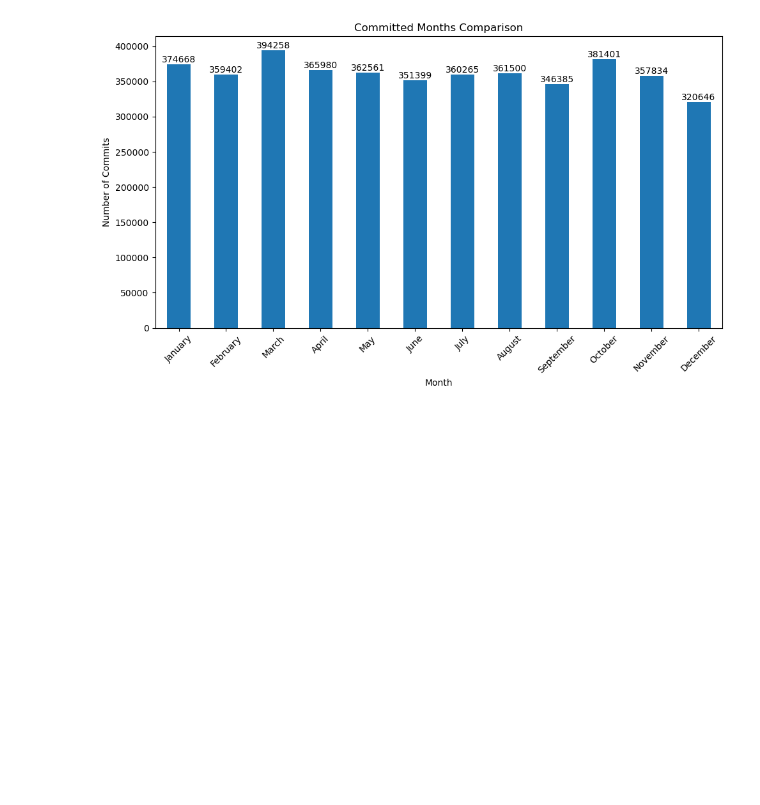
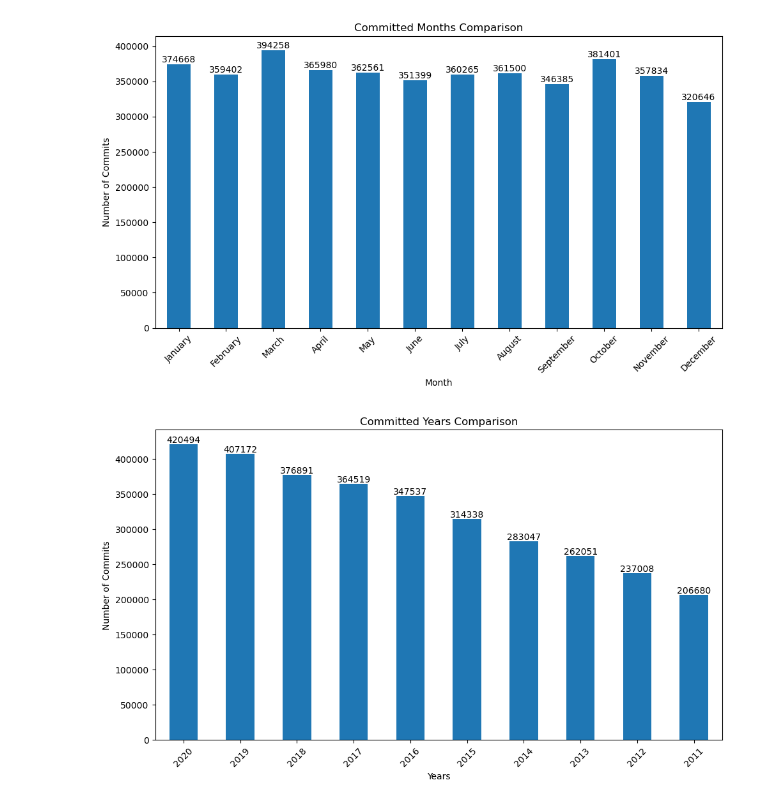
Before and after one commit to FlazeFy2/NLP_GitHub-Commit-Messages-Dataset, a Jupyter notebook: exploratory data analysis-bar.ipynb, the cells around one changed output. Drawn from its saved outputs; the diff is of its cells as text; code cells hidden in the pictures; blank space fills up the shorter version.

Commit message:
[DS] Exploratory Data Analysis (EDA) - Bar Chart 10 Most Committed Years Comparison

```diff
--- a/exploratory data analysis-bar.ipynb
+++ b/exploratory data analysis-bar.ipynb
@@ -30,3 +30,31 @@ plt.tight_layout()
 plt.show()
 # %% [output]
 [figure]
+# %%
+import pandas as pd
+import matplotlib.pyplot as plt
+from datetime import datetime
+
+# Exploratory Data Analysis (EDA) - Bar Chart 10 Most Committed Years Comparison
+df = pd.read_csv("full.csv")
+
+# Extract Month Name
+df['parsed_date'] = df['date'].apply(lambda x: datetime.strptime(x.rsplit(' ', 1)[0], '%a %b %d %H:%M:%S %Y'))
+df['year'] = df['parsed_date'].dt.strftime('%Y')
+
+years_counts = df['year'].value_counts().head(10)
+
+# Plot Bar Chart
+plt.figure(figsize=(10, 6))
+years_counts.plot(kind='bar')
+# Add label
+for i, value in enumerate(years_counts):
+    plt.text(i, value + 1, str(value), ha='center', va='bottom')
+plt.title("10 Most Committed Years Comparison")
+plt.xlabel("Years")
+plt.ylabel("Number of Commits")
+plt.xticks(rotation=45)
+plt.tight_layout()
+plt.show()
+# %% [output]
+[figure, added]
```
